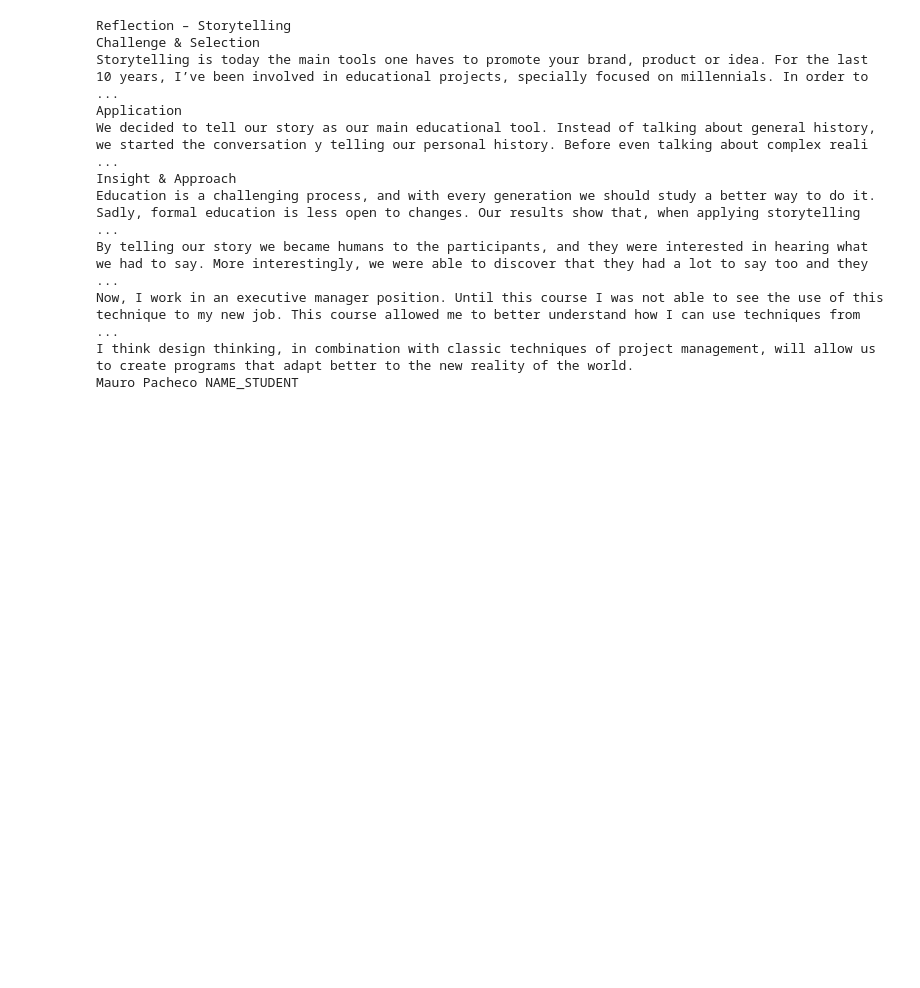
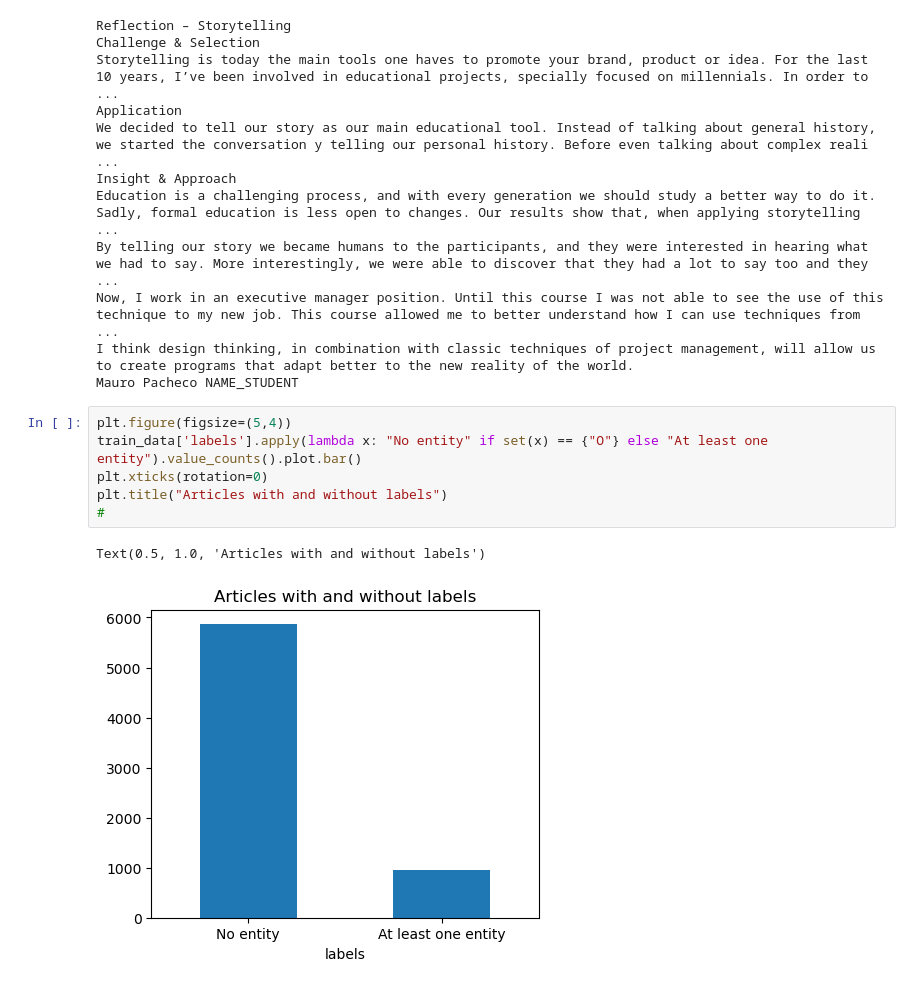
Before and after one commit to ManojUmesh/edu-pii-detector, a Jupyter notebook: notebook/exploration.ipynb, the cells around one changed output. Cells and saved outputs as stored; diff of their text form; blank space fills up the shorter version.

```diff
--- a/notebook/exploration.ipynb
+++ b/notebook/exploration.ipynb
@@ -158,3 +153,12 @@ By telling our story we became humans to the participants, and they were interes
 Now, I work in an executive manager position. Until this course I was not able to see the use of this technique to my new job. This course allowed me to better understand how I can use techniques from ...
 I think design thinking, in combination with classic techniques of project management, will allow us to create programs that adapt better to the new reality of the world.
 Mauro Pacheco NAME_STUDENT
+# %%
+plt.figure(figsize=(5,4))
+train_data['labels'].apply(lambda x: "No entity" if set(x) == {"O"} else "At least one entity").value_counts().plot.bar()
+plt.xticks(rotation=0)
+plt.title("Articles with and without labels")
+#
+# %% [output]
+Text(0.5, 1.0, 'Articles with and without labels')
+[figure, added]
```
Also changed, not shown: parts of 5 cells of this notebook.
